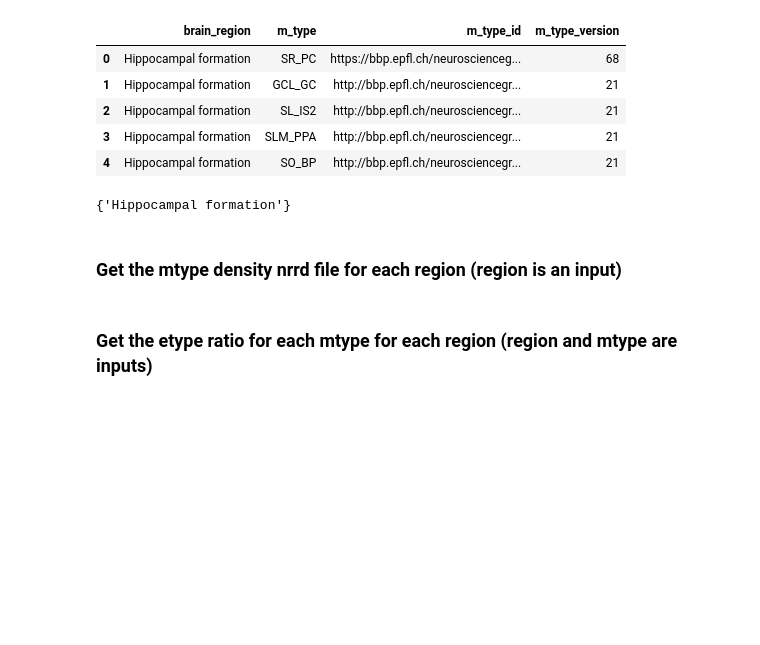
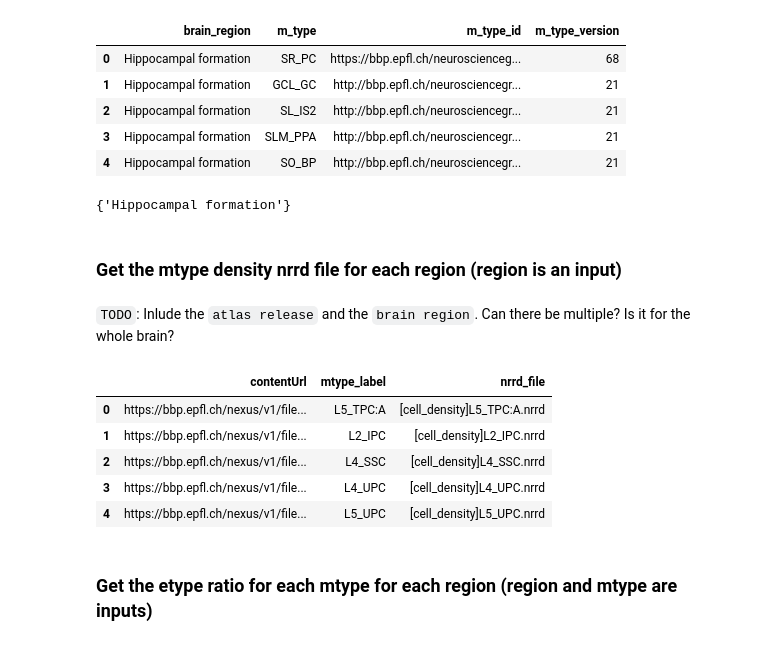
Before and after one commit to BlueBrain/brain-modeling-ontology, a Jupyter notebook: examples/notebooks/Query Cell Types Ontology.ipynb, the cells around one changed output. Drawn from its saved outputs; the diff is of its cells as text; code cells hidden in the pictures; blank space fills up the shorter version.

```diff
--- a/examples/notebooks/Query Cell Types Ontology.ipynb
+++ b/examples/notebooks/Query Cell Types Ontology.ipynb
@@ -582,0 +585,28 @@ set(df.brain_region)
+# %% [markdown]
+`TODO`: Inlude the `atlas release` and the `brain region`. Can there be multiple? Is it for the whole brain?
+# %%
+query = f"""
+
+SELECT ?mtype_label ?nrrd_file ?contentUrl
+
+WHERE {{
+        ?s a NeuronDensity ;
+            annotation / hasBody / label ?mtype_label ;
+            distribution ?distribution .
+        ?distribution name ?nrrd_file ;
+            contentUrl ?contentUrl .
+}}
+"""
+# %%
+resources = forge_atlas.sparql(query, limit=1000)
+# %%
+df = forge.as_dataframe(resources)
+# %%
+df.head()
+# %% [output]
+|  | contentUrl | mtype_label | nrrd_file |
+| 0 | https://bbp.epfl.ch/nexus/v1/file... | L5_TPC:A | [cell_density]L5_TPC:A.nrrd |
+| 1 | https://bbp.epfl.ch/nexus/v1/file... | L2_IPC | [cell_density]L2_IPC.nrrd |
+| 2 | https://bbp.epfl.ch/nexus/v1/file... | L4_SSC | [cell_density]L4_SSC.nrrd |
+| 3 | https://bbp.epfl.ch/nexus/v1/file... | L4_UPC | [cell_density]L4_UPC.nrrd |
+| 4 | https://bbp.epfl.ch/nexus/v1/file... | L5_UPC | [cell_density]L5_UPC.nrrd |
```
Also changed, not shown: parts of 9 cells of this notebook.
